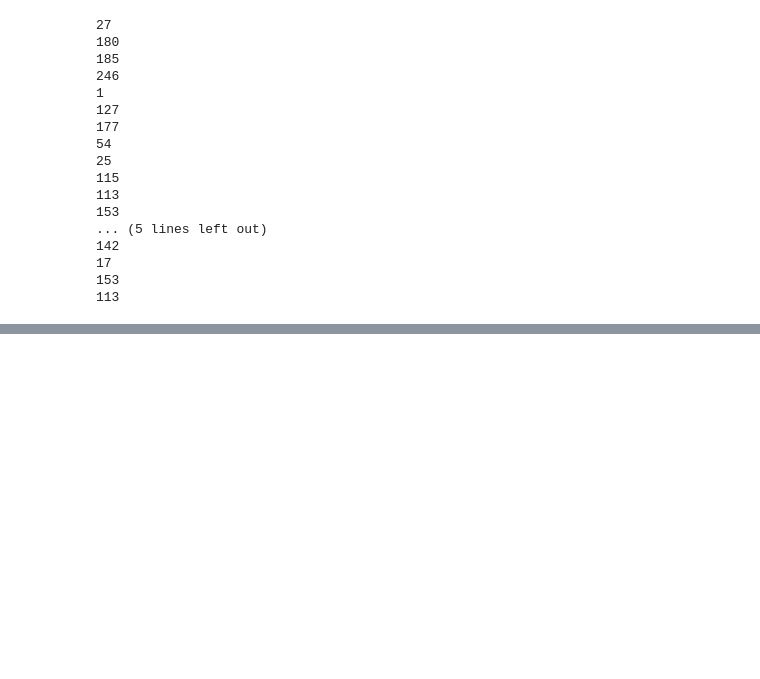
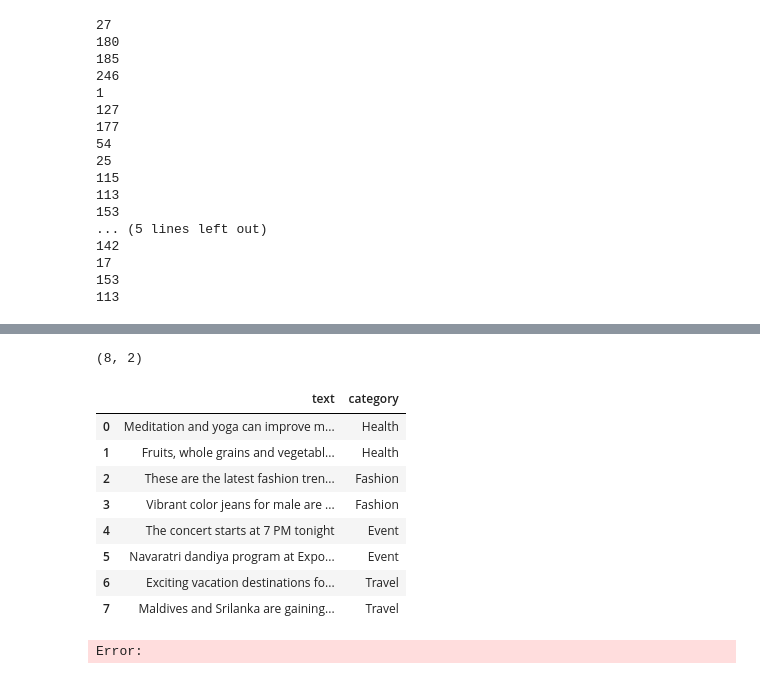
Before and after one commit to Parakh17/Generative-AI-LLM-Project, a Jupyter notebook: new.ipynb, the cells around one changed output, grey strips where cells are left out. Drawn from its saved outputs; the diff is of its cells as text; code cells hidden in the pictures; blank space fills up the shorter version.

```diff
--- a/new.ipynb
+++ b/new.ipynb
@@ -166,0 +191,19 @@ for chunk in chunks:
+# %%
+pd.set_option('display.max_colwidth',100)
+# %%
+df = pd.read_csv("sample_text.csv")
+df.shape
+# %% [output]
+(8, 2)
+# %%
+df
+# %% [output]
+|  | text | category |
+| 0 | Meditation and yoga can improve m... | Health |
+| 1 | Fruits, whole grains and vegetabl... | Health |
+| 2 | These are the latest fashion tren... | Fashion |
+| 3 | Vibrant color jeans for male are ... | Fashion |
+| 4 | The concert starts at 7 PM tonight | Event |
+| 5 | Navaratri dandiya program at Expo... | Event |
+| 6 | Exciting vacation destinations fo... | Travel |
+| 7 | Maldives and Srilanka are gaining... | Travel |
@@ -166,0 +214,4 @@ for chunk in chunks:
+# %%
+encoder = SentenceTransformer("all-mpnet-base-v2")
+# %% [output]
+Error:
```
Also changed, not shown: parts of 3 cells of this notebook, 1 other file.
